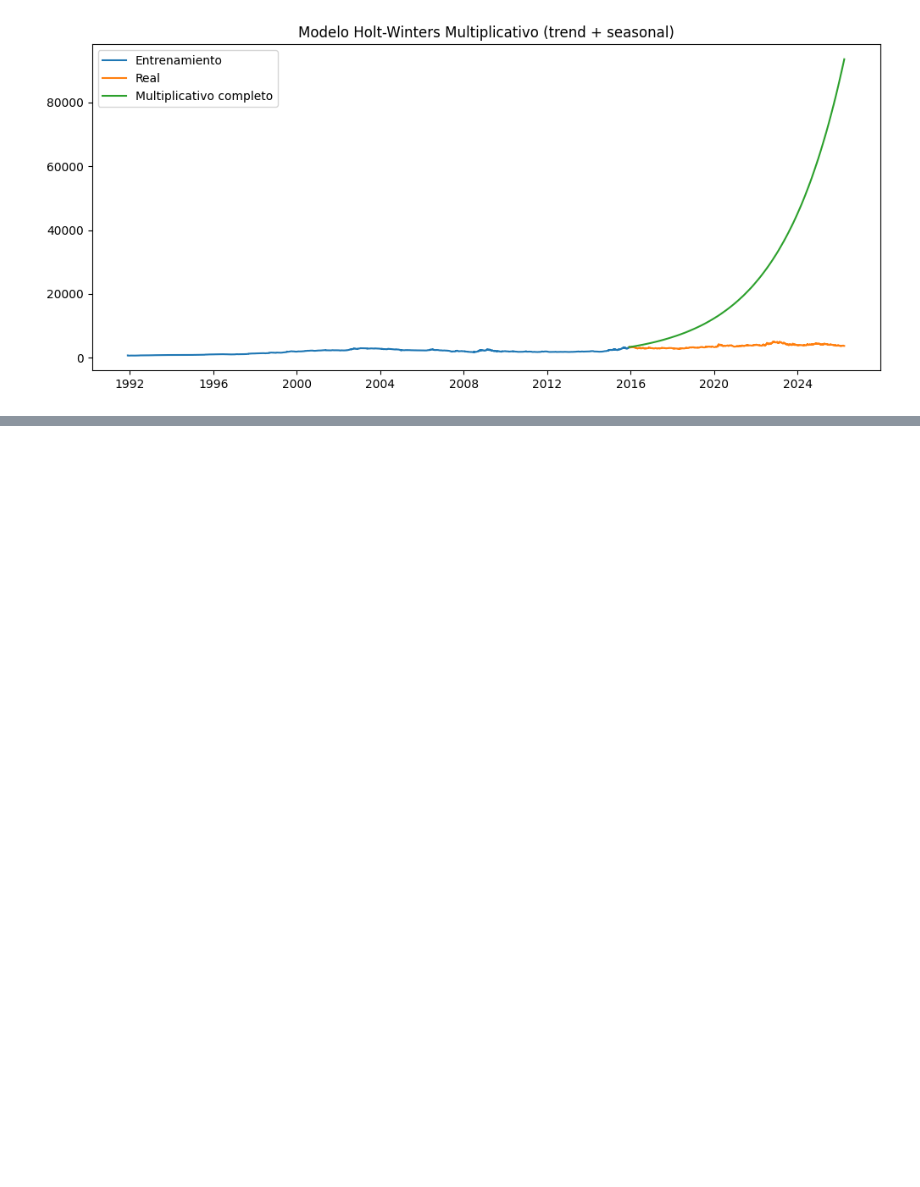
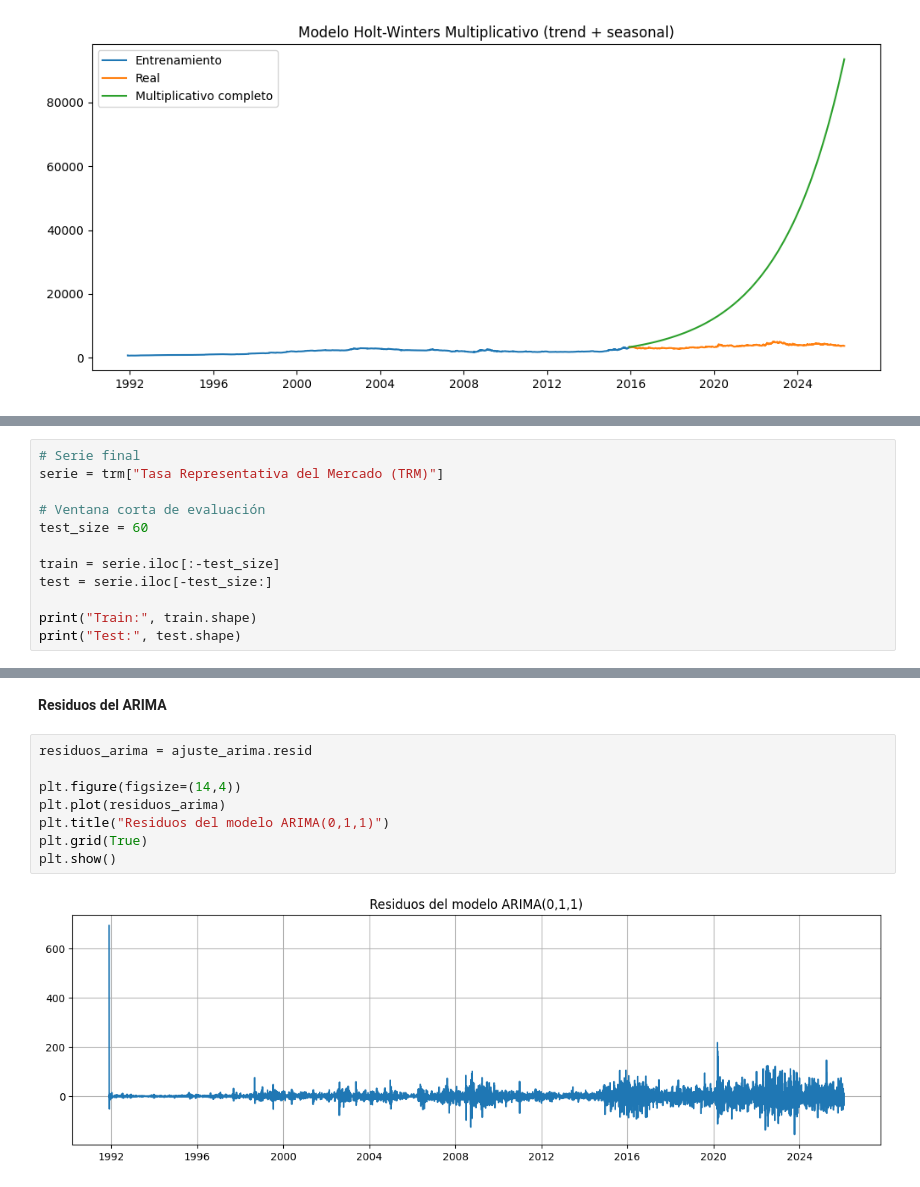
Before and after one commit to carlosvasquez3/M.Sc.-in-Data-Science, a Jupyter notebook: Estadística/TRM.ipynb, the cells around one changed output, grey strips where cells are left out. Drawn from its saved outputs; the diff is of its cells as text; blank space fills up the shorter version.

```diff
--- a/Estadística/TRM.ipynb
+++ b/Estadística/TRM.ipynb
@@ -533,0 +536,12 @@ plt.show()
+# %%
+# Serie final
+serie = trm["Tasa Representativa del Mercado (TRM)"]
+
+# Ventana corta de evaluación
+test_size = 60
+
+train = serie.iloc[:-test_size]
+test = serie.iloc[-test_size:]
+
+print("Train:", train.shape)
+print("Test:", test.shape)
@@ -533,0 +640,12 @@ plt.show()
+# %% [markdown]
+**Residuos del ARIMA**
+# %%
+residuos_arima = ajuste_arima.resid
+
+plt.figure(figsize=(14,4))
+plt.plot(residuos_arima)
+plt.title("Residuos del modelo ARIMA(0,1,1)")
+plt.grid(True)
+plt.show()
+# %% [output]
+[figure, added]
```
Also changed, not shown: parts of 17 cells of this notebook.
